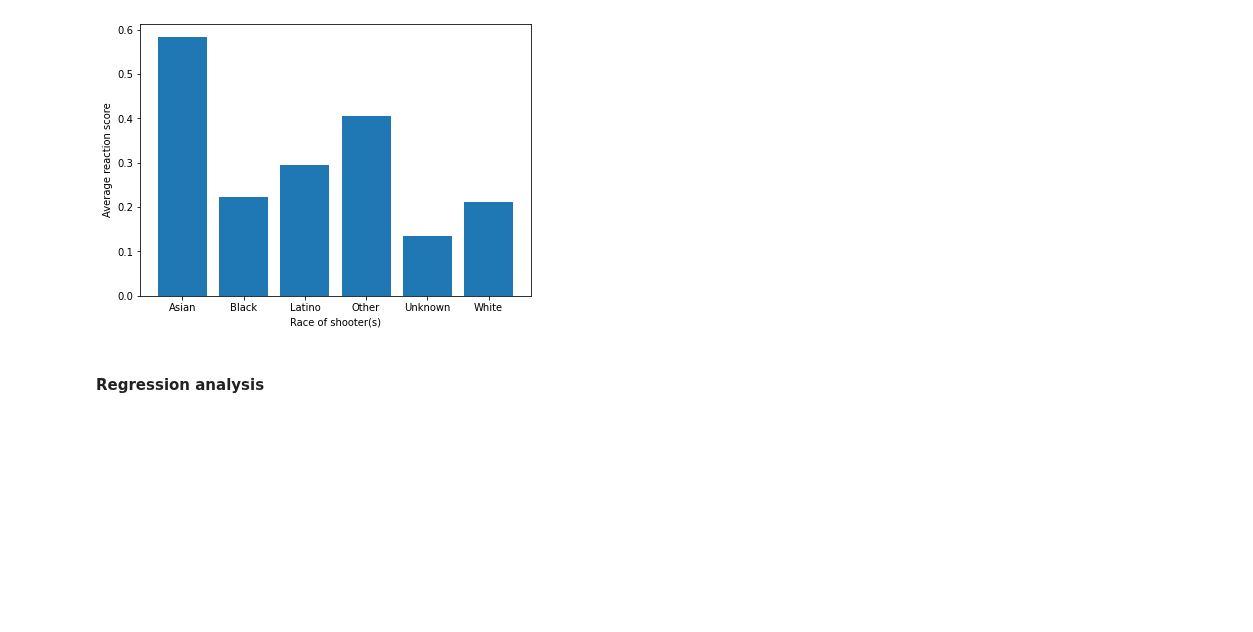
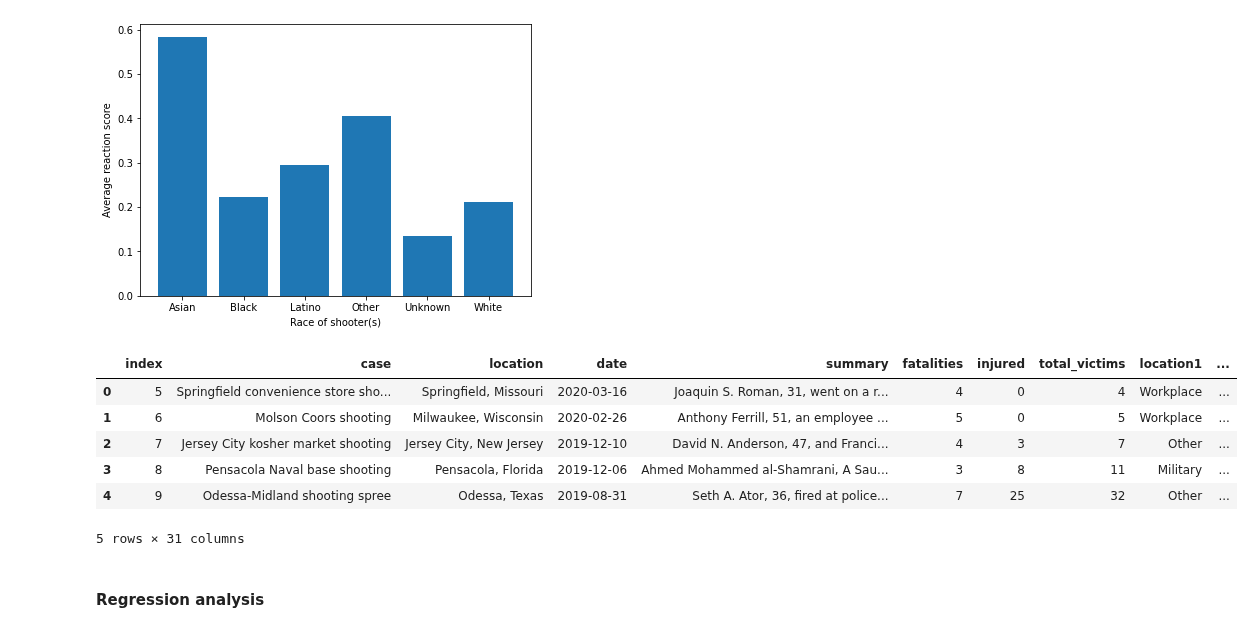
Before and after one commit to epfl-ada/ada-2021-project-clezemath, a Jupyter notebook: milestone3.ipynb, the cells around one changed output. Cells and saved outputs as stored; diff of their text form; code cells hidden in the pictures; blank space fills up the shorter version.

```diff
--- a/milestone3.ipynb
+++ b/milestone3.ipynb
@@ -706,6 +735,16 @@ plt.ylabel('Average reaction score')
 plt.show()
 # %% [output]
 [figure]
+# %%
+df.head()
+# %% [output]
+|  | index | case | location | date | summary | fatalities | injured | total_victims | location1 | ... |
+| 0 | 5 | Springfield convenience store sho... | Springfield, Missouri | 2020-03-16 | Joaquin S. Roman, 31, went on a r... | 4 | 0 | 4 | Workplace | ... |
+| 1 | 6 | Molson Coors shooting | Milwaukee, Wisconsin | 2020-02-26 | Anthony Ferrill, 51, an employee ... | 5 | 0 | 5 | Workplace | ... |
+| 2 | 7 | Jersey City kosher market shooting | Jersey City, New Jersey | 2019-12-10 | David N. Anderson, 47, and Franci... | 4 | 3 | 7 | Other | ... |
+| 3 | 8 | Pensacola Naval base shooting | Pensacola, Florida | 2019-12-06 | Ahmed Mohammed al-Shamrani, A Sau... | 3 | 8 | 11 | Military | ... |
+| 4 | 9 | Odessa-Midland shooting spree | Odessa, Texas | 2019-08-31 | Seth A. Ator, 36, fired at police... | 7 | 25 | 32 | Other | ... |
+5 rows × 31 columns
 # %% [markdown]
 #### Regression analysis
 # %%
```
Also changed, not shown: parts of 19 cells of this notebook.
